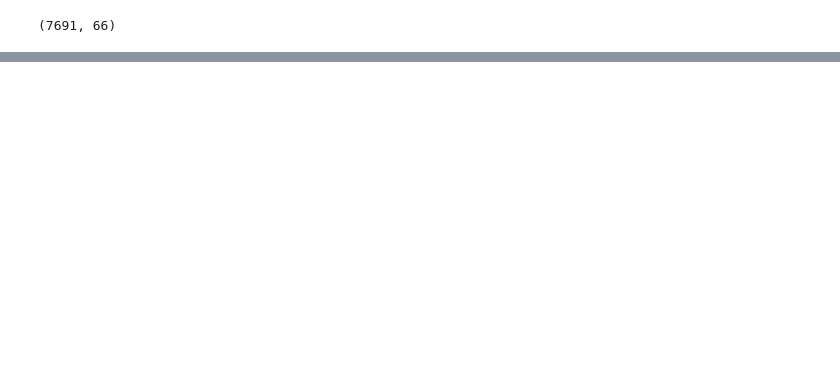
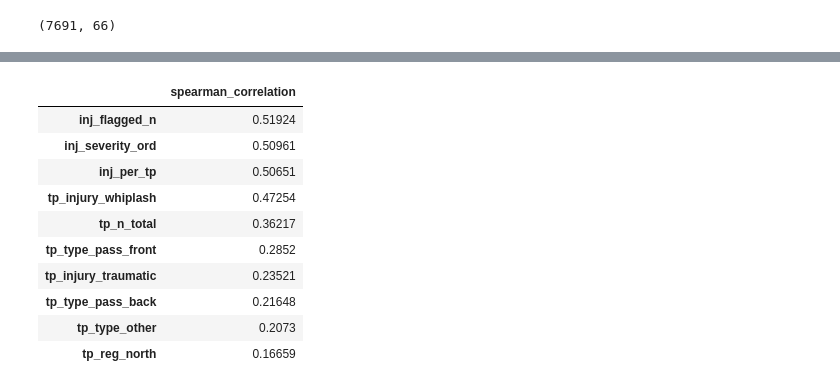
Before and after one commit to qusai238/fnol_modelling, a Jupyter notebook: notebooks/fnol_analysis.ipynb, the cells around one changed output, grey strips where cells are left out. Cells and saved outputs as stored; diff of their text form; code cells hidden in the pictures; blank space fills up the shorter version.

```diff
--- a/notebooks/fnol_analysis.ipynb
+++ b/notebooks/fnol_analysis.ipynb
@@ -255,3 +297,6 @@ df = build_aggregate_features(df)
 df.shape
 # %% [output]
 (7691, 66)
+# %%
+# adding engineered targets to the df
+df = add_targets(df)
@@ -257,0 +315,23 @@ df.shape
+# %%
+spearman_correlations = (
+    df.select_dtypes(include="number")
+    .drop(columns=["y_capped", "y_incurred", "incurred", "capped incurred", 'y_large'])
+    .corrwith(df["y_capped"], method="spearman")
+    .sort_values(ascending=False)
+    .rename("spearman_correlation")
+    .to_frame()
+)
+
+display(spearman_correlations.head(10))
+# %% [output]
+|  | spearman_correlation |
+| inj_flagged_n | 0.51924 |
+| inj_severity_ord | 0.50961 |
+| inj_per_tp | 0.50651 |
+| tp_injury_whiplash | 0.47254 |
+| tp_n_total | 0.36217 |
+| tp_type_pass_front | 0.2852 |
+| tp_injury_traumatic | 0.23521 |
+| tp_type_pass_back | 0.21648 |
+| tp_type_other | 0.2073 |
+| tp_reg_north | 0.16659 |
```
Also changed, not shown: parts of 7 cells of this notebook, 4 other files.
